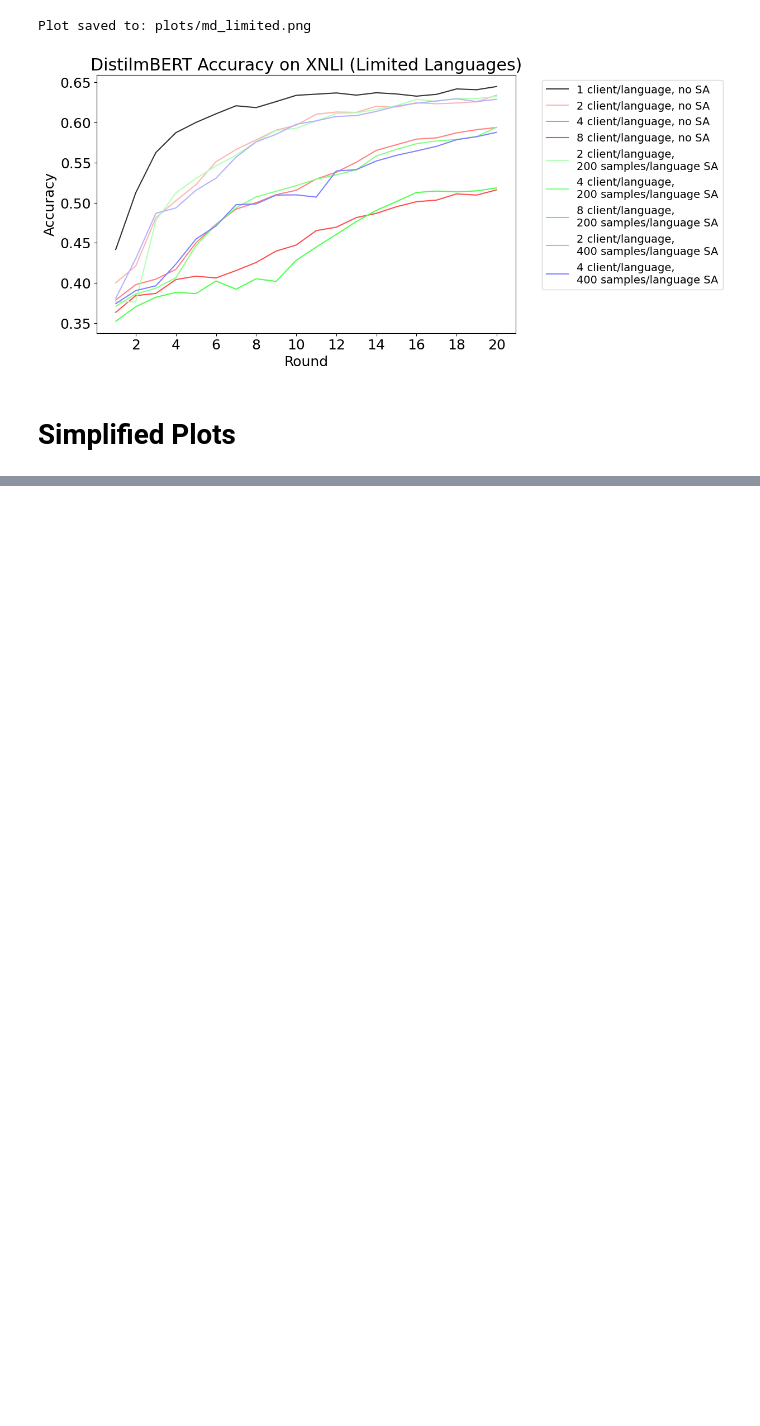
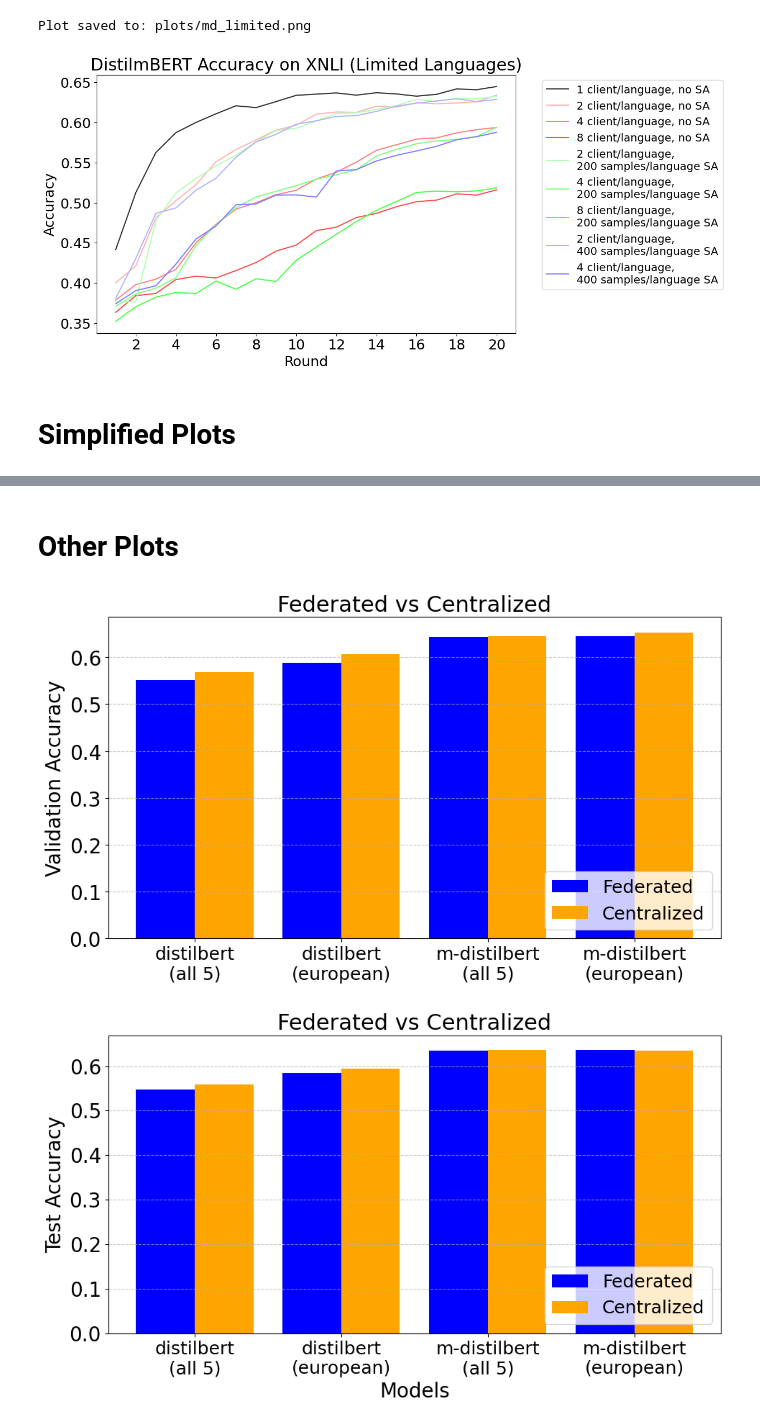
Before and after one commit to ExaCLe/FLProject, a Jupyter notebook: notebooks/generate_plots.ipynb, the cells around one changed output, grey strips where cells are left out. Saved outputs shown, nothing was run; the diff lists cells and outputs as text; code cells hidden in the pictures; blank space fills up the shorter version.

```diff
--- a/notebooks/generate_plots.ipynb
+++ b/notebooks/generate_plots.ipynb
@@ -632,0 +714,55 @@ Plot saved: plots/md_limited_sa.png
+# %% [markdown]
+# Other Plots
+# %%
+import matplotlib.pyplot as plt
+import numpy as np
+
+# Data from tables
+models = ['distilbert\n(all 5)', 'distilbert\n(european)', 'm-distilbert\n(all 5)', 'm-distilbert\n(european)']
+val_acc_federated = [0.5508, 0.5885, 0.6436, 0.6448]
+test_acc_federated = [0.5481, 0.5853, 0.6341, 0.6362]
+val_acc_centralized = [0.568, 0.607, 0.645, 0.6528]
+test_acc_centralized = [0.5592, 0.5944, 0.6364, 0.6344]
+
+x = np.arange(len(models))
+width = 0.4  # Width of bars
+
+# Save directory
+save_dir = "plots/"
+
+# Plot Validation Accuracy
+fig, ax = plt.subplots(figsize=(10, 6))
+ax.bar(x - width/2, val_acc_federated, width, label='Federated', color='blue')
+ax.bar(x + width/2, val_acc_centralized, width, label='Centralized', color='orange')
+
+# ax.set_xlabel('Models', fontsize=20)
+ax.set_ylabel('Validation Accuracy', fontsize=20)
+ax.set_title('Federated vs Centralized', fontsize=22)
+ax.set_xticks(x)
+ax.set_xticklabels(models, fontsize=18)
+ax.legend(fontsize=18, loc='lower right')
+ax.grid(axis='y', linestyle='--', alpha=0.7)
+
+plt.tight_layout()
+plt.savefig(save_dir + "validation_accuracy_comparison.png", dpi=300)
+plt.show()
+
+# Plot Test Accuracy
+fig, ax = plt.subplots(figsize=(10, 6))
+ax.bar(x - width/2, test_acc_federated, width, label='Federated', color='blue')
+ax.bar(x + width/2, test_acc_centralized, width, label='Centralized', color='orange')
+
+ax.set_xlabel('Models', fontsize=20)
+ax.set_ylabel('Test Accuracy', fontsize=20)
+ax.set_title('Federated vs Centralized', fontsize=22)
+ax.set_xticks(x)
+ax.set_xticklabels(models, fontsize=18)
+ax.legend(fontsize=18, loc='lower right')
+ax.grid(axis='y', linestyle='--', alpha=0.7)
+
+plt.tight_layout()
+plt.savefig(save_dir + "test_accuracy_comparison.png", dpi=300)
+plt.show()
+# %% [output]
+[figure, added]
+[figure, added]
```
Also changed, not shown: parts of 6 cells of this notebook, 14 other files.
